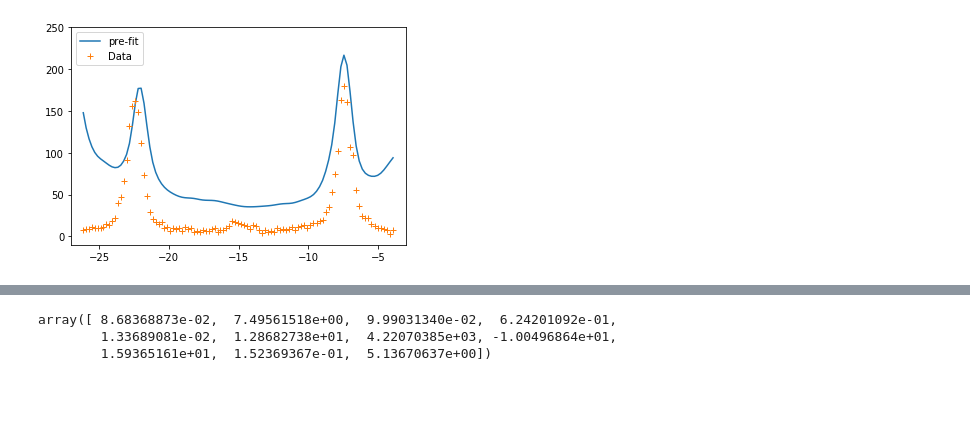
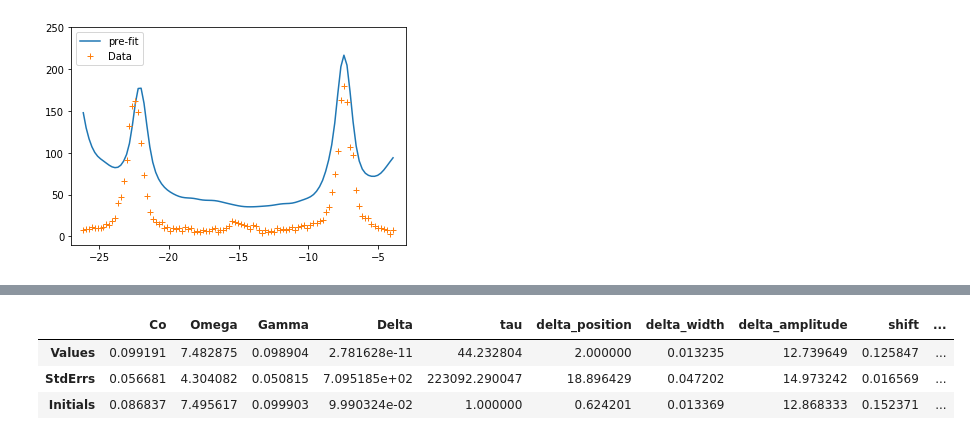
Before and after one commit to flautodipan/Python_Libraries, a Jupyter notebook: Experimentum_single.ipynb, the cells around one changed output, grey strips where cells are left out. Saved outputs shown, nothing was run; the diff lists cells and outputs as text; code cells hidden in the pictures; blank space fills up the shorter version.

```diff
--- a/Experimentum_single.ipynb
+++ b/Experimentum_single.ipynb
@@ -230,10 +242,11 @@ Data.Markov_Fit_Params
 | Initials | 0.010000 | 7.478667 | 0.100000 | 0.000000 | 0.100000 | 1.000000 | 5.261980e+03 | -10.202727 | 15.976457 | ... |
-# %%
-Data.Markov_Fit_Params[list(cols_mark)].values[0]
-# %% [output]
-array([ 8.68368873e-02,  7.49561518e+00,  9.99031340e-02,  6.24201092e-01,
-        1.33689081e-02,  1.28682738e+01,  4.22070385e+03, -1.00496864e+01,
-        1.59365161e+01,  1.52369367e-01,  5.13670637e+00])
+# %%
+Data.Tot_Fit_Params
+# %% [output]
+|  | Co | Omega | Gamma | Delta | tau | delta_position | delta_width | delta_amplitude | shift | ... |
+| Values | 0.099191 | 7.482875 | 0.098904 | 2.781628e-11 | 44.232804 | 2.000000 | 0.013235 | 12.739649 | 0.125847 | ... |
+| StdErrs | 0.056681 | 4.304082 | 0.050815 | 7.095185e+02 | 223092.290047 | 18.896429 | 0.047202 | 14.973242 | 0.016569 | ... |
+| Initials | 0.086837 | 7.495617 | 0.099903 | 9.990324e-02 | 1.000000 | 0.624201 | 0.013369 | 12.868333 | 0.152371 | ... |
 # %%
 Data.Markov_Fit_Params
 # %% [output]
```
Also changed, not shown: parts of 9 cells of this notebook, 2 other files.
